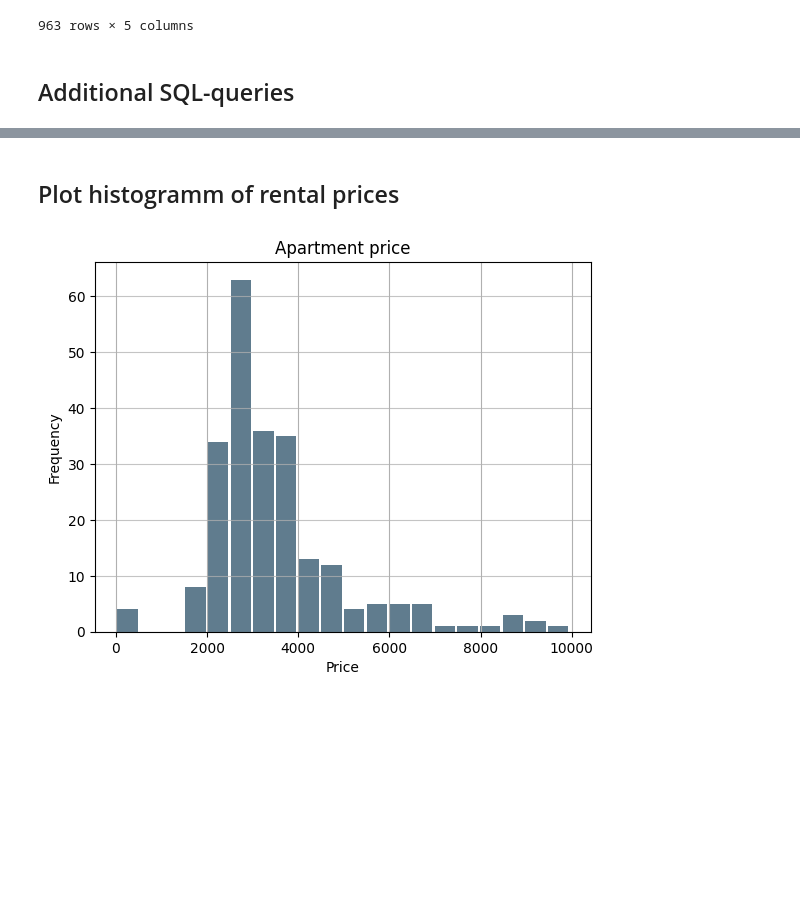
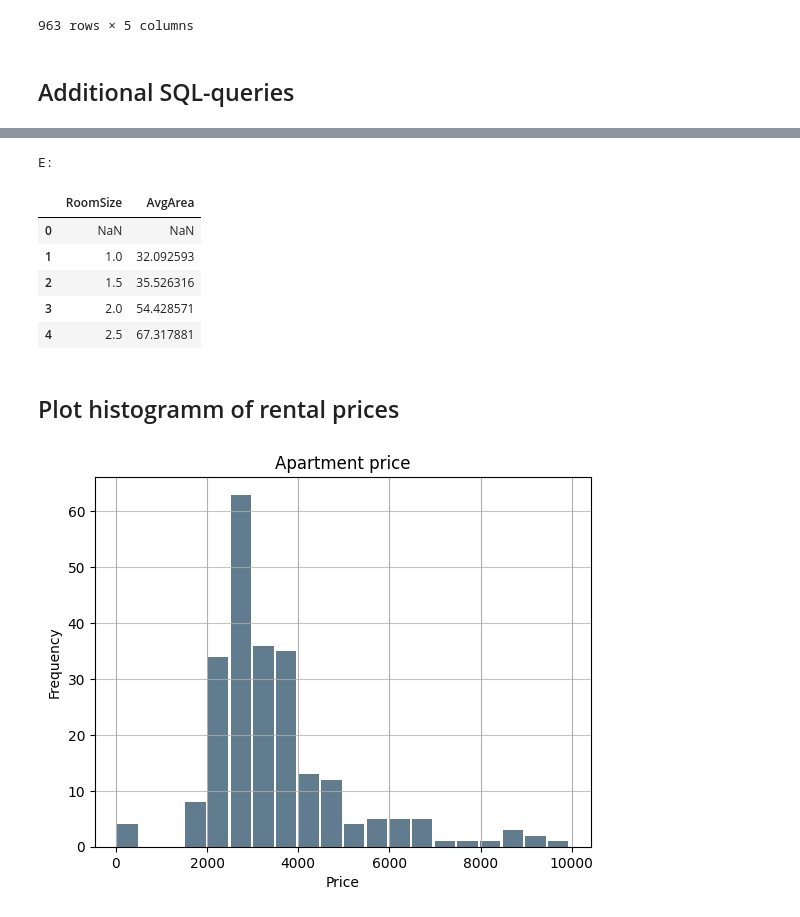
Before and after one commit to hartmannlars/data_analytics, a Jupyter notebook: Week_02/apartments_database_Python.ipynb, the cells around one changed output, grey strips where cells are left out. Saved outputs shown, nothing was run; the diff lists cells and outputs as text; code cells hidden in the pictures; blank space fills up the shorter version.

```diff
--- a/Week_02/apartments_database_Python.ipynb
+++ b/Week_02/apartments_database_Python.ipynb
@@ -140,3 +144,23 @@ OperationalError: no such column: RoomSize
+# %%
+# Query the SQL-table Task 4e
+cursor.execute('''SELECT rooms, AVG(area)
+FROM apartments_table
+GROUP BY rooms
+
+''')
+
+df_e = pd.DataFrame(cursor.fetchall(),
+                  columns=['RoomSize','AvgArea'])
+print('E:')
+df_e.head(5)
+# %% [output]
+E:
+|  | RoomSize | AvgArea |
+| 0 | NaN | NaN |
+| 1 | 1.0 | 32.092593 |
+| 2 | 1.5 | 35.526316 |
+| 3 | 2.0 | 54.428571 |
+| 4 | 2.5 | 67.317881 |
 # %% [markdown]
 ## Plot histogramm of rental prices
 # %%
```
Also changed, not shown: parts of 3 cells of this notebook, 8 other files.
